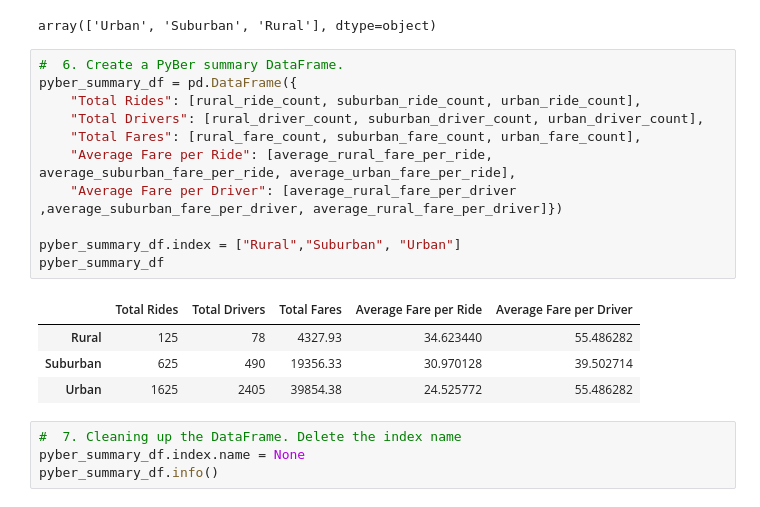
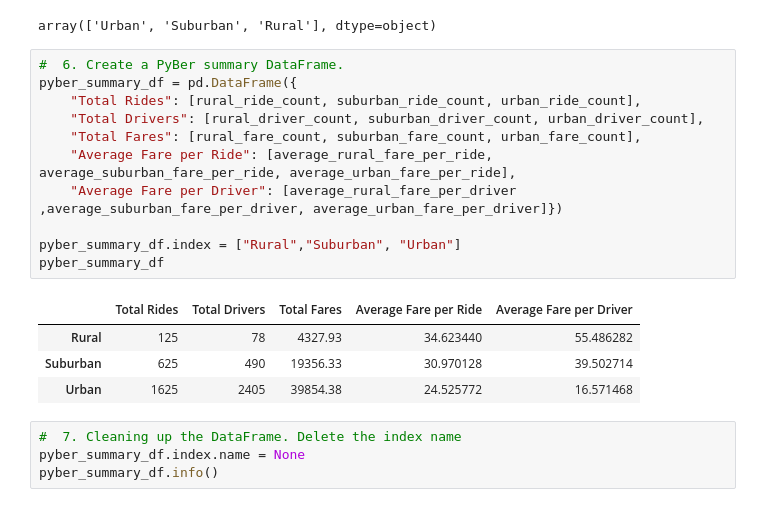
Before and after one commit to Louis-E-Martin/PyBer_analysis, a Jupyter notebook: PyBer_Challenge.ipynb, the cells around one changed output. Drawn from its saved outputs; the diff is of its cells as text.

```diff
--- a/PyBer_Challenge.ipynb
+++ b/PyBer_Challenge.ipynb
@@ -98,19 +94,19 @@ array(['Urban', 'Suburban', 'Rural'], dtype=object)
 # %%
 #  6. Create a PyBer summary DataFrame.
 pyber_summary_df = pd.DataFrame({
     "Total Rides": [rural_ride_count, suburban_ride_count, urban_ride_count],
     "Total Drivers": [rural_driver_count, suburban_driver_count, urban_driver_count],
     "Total Fares": [rural_fare_count, suburban_fare_count, urban_fare_count],
     "Average Fare per Ride": [average_rural_fare_per_ride, average_suburban_fare_per_ride, average_urban_fare_per_ride],
-    "Average Fare per Driver": [average_rural_fare_per_driver ,average_suburban_fare_per_driver, average_rural_fare_per_driver]})
+    "Average Fare per Driver": [average_rural_fare_per_driver ,average_suburban_fare_per_driver, average_urban_fare_per_driver]})
 
 pyber_summary_df.index = ["Rural","Suburban", "Urban"]
 pyber_summary_df
 # %% [output]
 |  | Total Rides | Total Drivers | Total Fares | Average Fare per Ride | Average Fare per Driver |
 | Rural | 125 | 78 | 4327.93 | 34.623440 | 55.486282 |
 | Suburban | 625 | 490 | 19356.33 | 30.970128 | 39.502714 |
-| Urban | 1625 | 2405 | 39854.38 | 24.525772 | 55.486282 |
+| Urban | 1625 | 2405 | 39854.38 | 24.525772 | 16.571468 |
 # %%
 #  7. Cleaning up the DataFrame. Delete the index name
 pyber_summary_df.index.name = None
```
Also changed, not shown: parts of 4 cells of this notebook.
